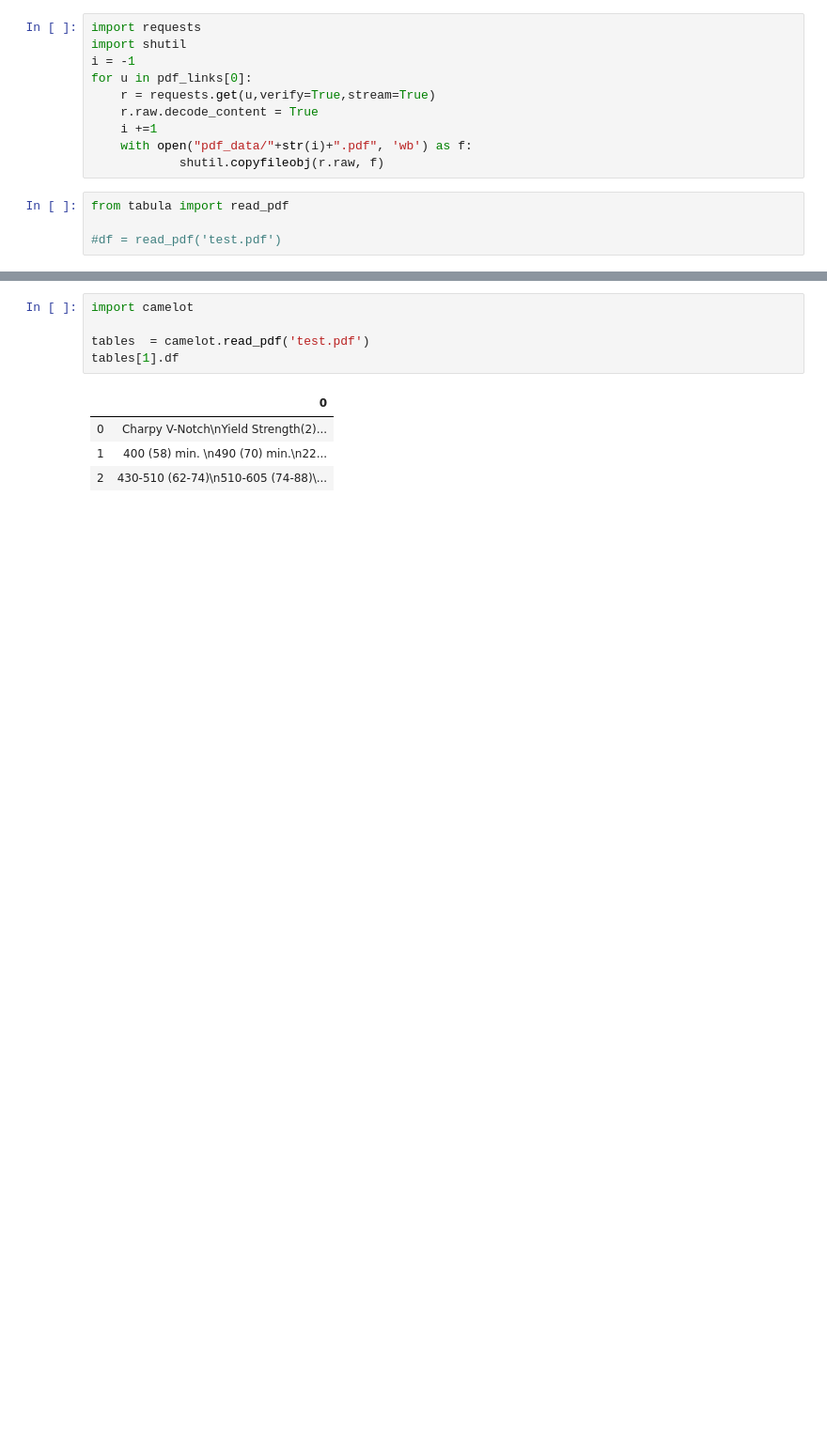
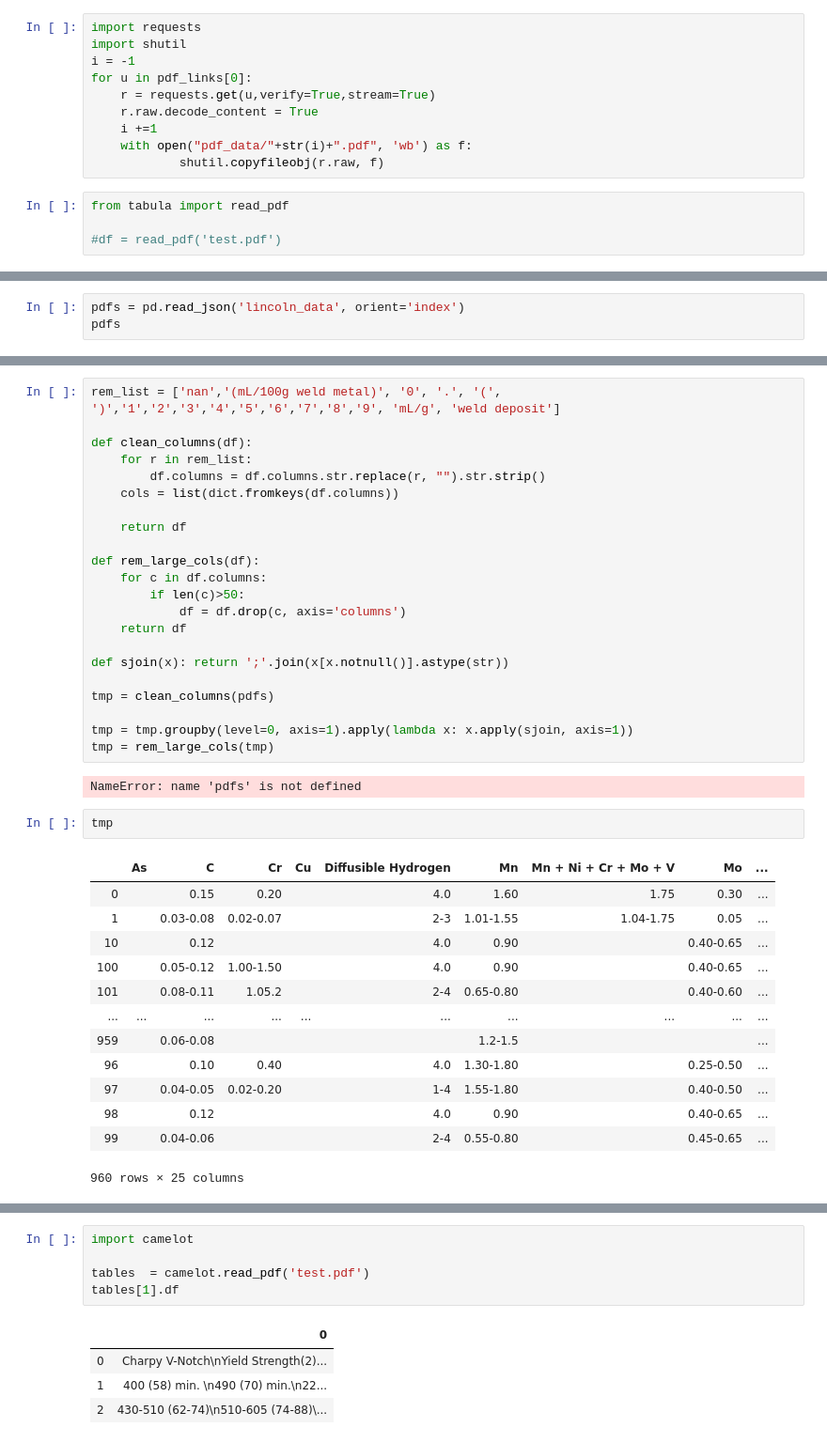
Before and after one commit to PrasannS/WeldingAnalysis, a Jupyter notebook: webscraper.ipynb, the cells around one changed output, grey strips where cells are left out. Shown at 94% size. Saved outputs shown, nothing was run; the diff lists cells and outputs as text; blank space fills up the shorter version.

Commit message:
PDF Data Processing Finalized

```diff
--- a/webscraper.ipynb
+++ b/webscraper.ipynb
@@ -889,0 +947,3 @@ object
+# %%
+pdfs = pd.read_json('lincoln_data', orient='index')
+pdfs
@@ -892,3 +968,43 @@ qgrid.show_grid(pdfs)
 # %% [output]
 QgridWidget(grid_options={'fullWidthRows': True, 'syncColumnCellResize': True, 'forceFitColumns': True, 'defau…
+# %%
+rem_list = ['nan','(mL/100g weld metal)', '0', '.', '(', ')','1','2','3','4','5','6','7','8','9', 'mL/g', 'weld deposit']
+
+def clean_columns(df):
+    for r in rem_list:
+        df.columns = df.columns.str.replace(r, "").str.strip()
+    cols = list(dict.fromkeys(df.columns))
+
+    return df
+
+def rem_large_cols(df):
+    for c in df.columns:
+        if len(c)>50:
+            df = df.drop(c, axis='columns')
+    return df
+
+def sjoin(x): return ';'.join(x[x.notnull()].astype(str))
+
+tmp = clean_columns(pdfs)
+
+tmp = tmp.groupby(level=0, axis=1).apply(lambda x: x.apply(sjoin, axis=1))
+tmp = rem_large_cols(tmp)
+# %% [output]
+NameError: name 'pdfs' is not defined
+# %%
+tmp
+# %% [output]
+|  | As | C | Cr | Cu | Diffusible Hydrogen | Mn | Mn + Ni + Cr + Mo + V | Mo | ... |
+| 0 |  | 0.15 | 0.20 |  | 4.0 | 1.60 | 1.75 | 0.30 | ... |
+| 1 |  | 0.03-0.08 | 0.02-0.07 |  | 2-3 | 1.01-1.55 | 1.04-1.75 | 0.05 | ... |
+| 10 |  | 0.12 |  |  | 4.0 | 0.90 |  | 0.40-0.65 | ... |
+| 100 |  | 0.05-0.12 | 1.00-1.50 |  | 4.0 | 0.90 |  | 0.40-0.65 | ... |
+| 101 |  | 0.08-0.11 | 1.05.2 |  | 2-4 | 0.65-0.80 |  | 0.40-0.60 | ... |
+| ... | ... | ... | ... | ... | ... | ... | ... | ... | ... |
+| 959 |  | 0.06-0.08 |  |  |  | 1.2-1.5 |  |  | ... |
+| 96 |  | 0.10 | 0.40 |  | 4.0 | 1.30-1.80 |  | 0.25-0.50 | ... |
+| 97 |  | 0.04-0.05 | 0.02-0.20 |  | 1-4 | 1.55-1.80 |  | 0.40-0.50 | ... |
+| 98 |  | 0.12 |  |  | 4.0 | 0.90 |  | 0.40-0.65 | ... |
+| 99 |  | 0.04-0.06 |  |  | 2-4 | 0.55-0.80 |  | 0.45-0.65 | ... |
+960 rows × 25 columns
 # %%
```
Also changed, not shown: parts of 11 cells of this notebook.
